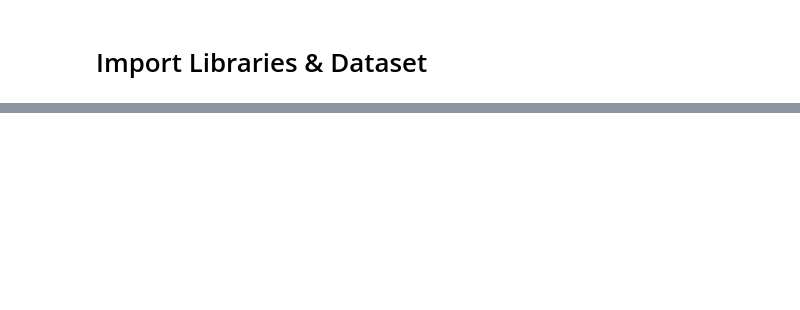
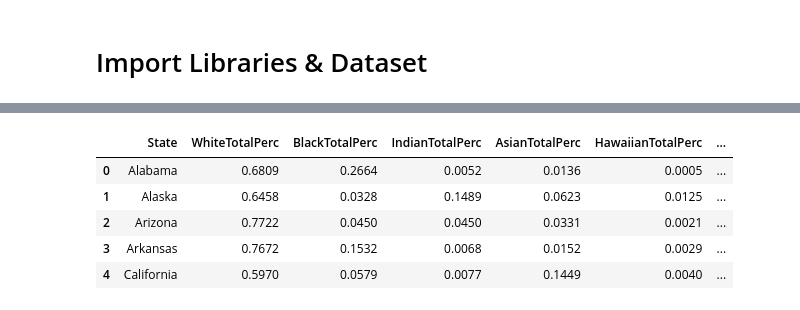
Before and after one commit to addiamir/Donald_Trump_Rally_Speech_NLP_Analysis, a Jupyter notebook: Trump_NLP.ipynb, the cells around one changed output, grey strips where cells are left out. Cells and saved outputs as stored; diff of their text form; code cells hidden in the pictures; blank space fills up the shorter version.

```diff
--- a/Trump_NLP.ipynb
+++ b/Trump_NLP.ipynb
@@ -53,0 +101,10 @@ trump_df.head(5)
+# %%
+metrics2_df = pd.read_csv("Race Data.csv",keep_default_na=False, na_values=[""])
+metrics2_df.head(5)
+# %% [output]
+|  | State | WhiteTotalPerc | BlackTotalPerc | IndianTotalPerc | AsianTotalPerc | HawaiianTotalPerc | ... |
+| 0 | Alabama | 0.6809 | 0.2664 | 0.0052 | 0.0136 | 0.0005 | ... |
+| 1 | Alaska | 0.6458 | 0.0328 | 0.1489 | 0.0623 | 0.0125 | ... |
+| 2 | Arizona | 0.7722 | 0.0450 | 0.0450 | 0.0331 | 0.0021 | ... |
+| 3 | Arkansas | 0.7672 | 0.1532 | 0.0068 | 0.0152 | 0.0029 | ... |
+| 4 | California | 0.5970 | 0.0579 | 0.0077 | 0.1449 | 0.0040 | ... |
```
Also changed, not shown: parts of 15 cells of this notebook, 3 other files.
